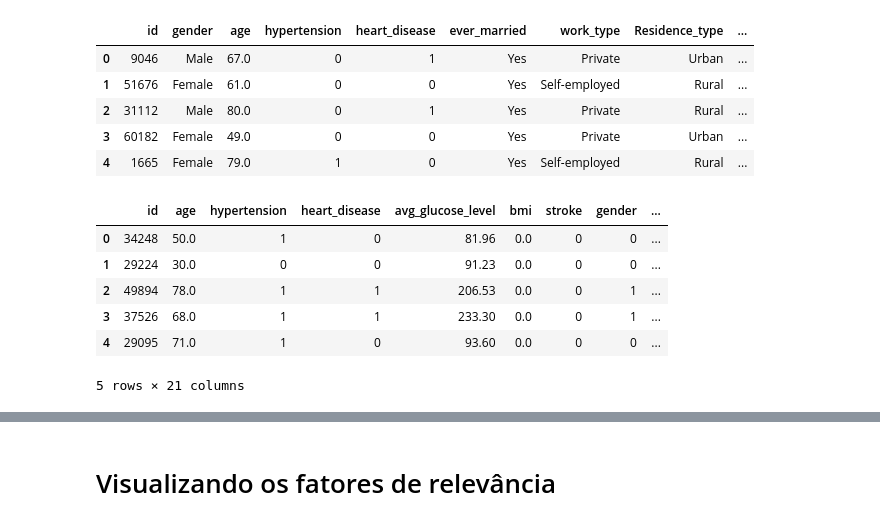
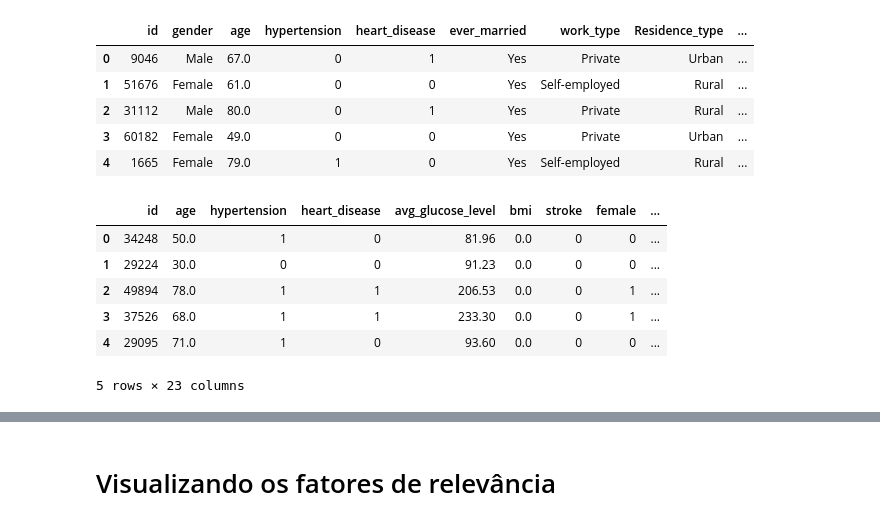
Before and after one commit to P-ASilva/stroke-classifier-evaluation, a Jupyter notebook: demo.ipynb, the cells around one changed output, grey strips where cells are left out. Cells and saved outputs as stored; diff of their text form; code cells hidden in the pictures.

```diff
--- a/demo.ipynb
+++ b/demo.ipynb
@@ -29,27 +36,24 @@ dfo.head()
 | 3 | 60182 | Female | 49.0 | 0 | 0 | Yes | Private | Urban | ... |
 | 4 | 1665 | Female | 79.0 | 1 | 0 | Yes | Self-employed | Rural | ... |
 # %%
-# preparing dataset.
-
-dfo = pd.read_csv('healthcare-dataset-stroke-data.csv')
-dfo = dfo.fillna(0)
+# ordenando e reaplicando index.
 
 dfo = dfo.sort_values(by=['bmi'], ascending=True)
 dfo = dfo.reset_index(drop = True)
 
 # ---------------------------------------- #
 
-df = pd.get_dummies(dfo) # converte dados não numéricos.
-df = df.drop(columns=['gender_Other', 'gender_Male']) # remoção de dados redundantes.
-df.rename(columns={"gender_Female": "gender"}, inplace = True)
+df = pd.get_dummies(dfo) # converte dados não numéricos em dados numéricos.
+df.rename(columns={"gender_Female": "female"}, inplace = True)
 
 # ---------------------------------------- #
+
 df.head()
 # %% [output]
-|  | id | age | hypertension | heart_disease | avg_glucose_level | bmi | stroke | gender | ... |
+|  | id | age | hypertension | heart_disease | avg_glucose_level | bmi | stroke | female | ... |
 | 0 | 34248 | 50.0 | 1 | 0 | 81.96 | 0.0 | 0 | 0 | ... |
 | 1 | 29224 | 30.0 | 0 | 0 | 91.23 | 0.0 | 0 | 0 | ... |
 | 2 | 49894 | 78.0 | 1 | 1 | 206.53 | 0.0 | 0 | 1 | ... |
 | 3 | 37526 | 68.0 | 1 | 1 | 233.30 | 0.0 | 0 | 1 | ... |
 | 4 | 29095 | 71.0 | 1 | 0 | 93.60 | 0.0 | 0 | 0 | ... |
-5 rows × 21 columns
+5 rows × 23 columns
```
Also changed, not shown: parts of 25 cells of this notebook, 2 other files.
